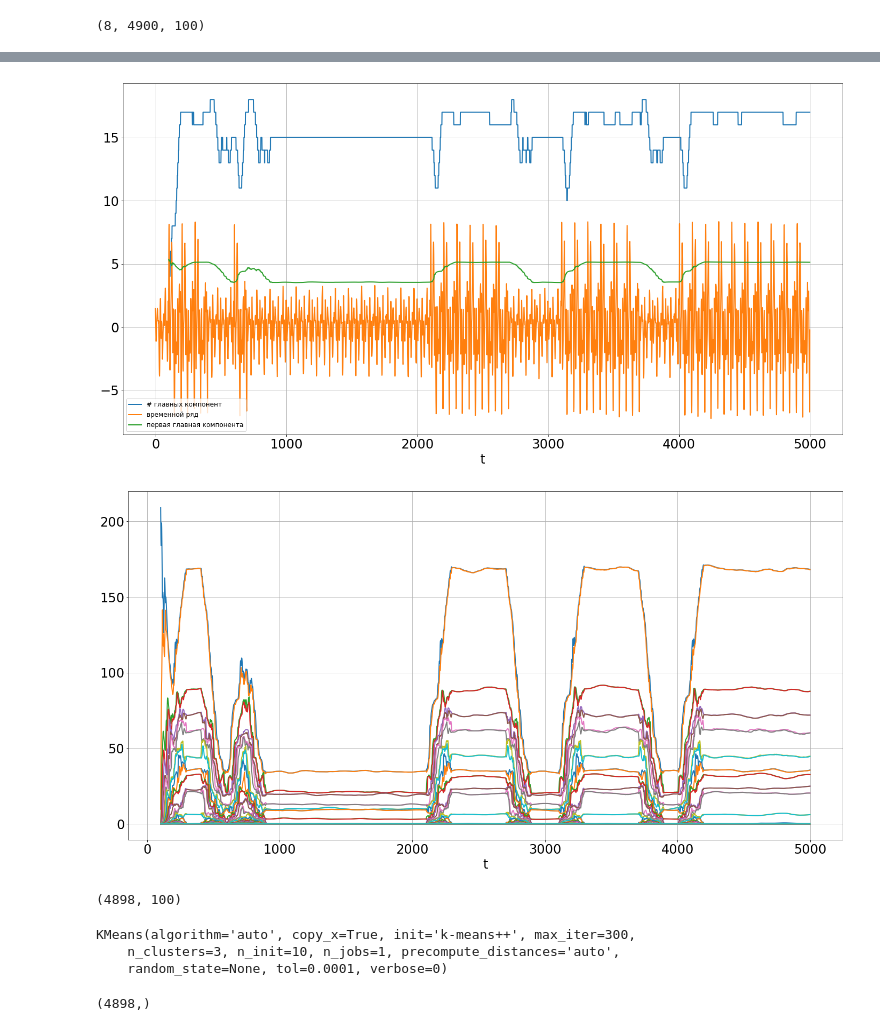
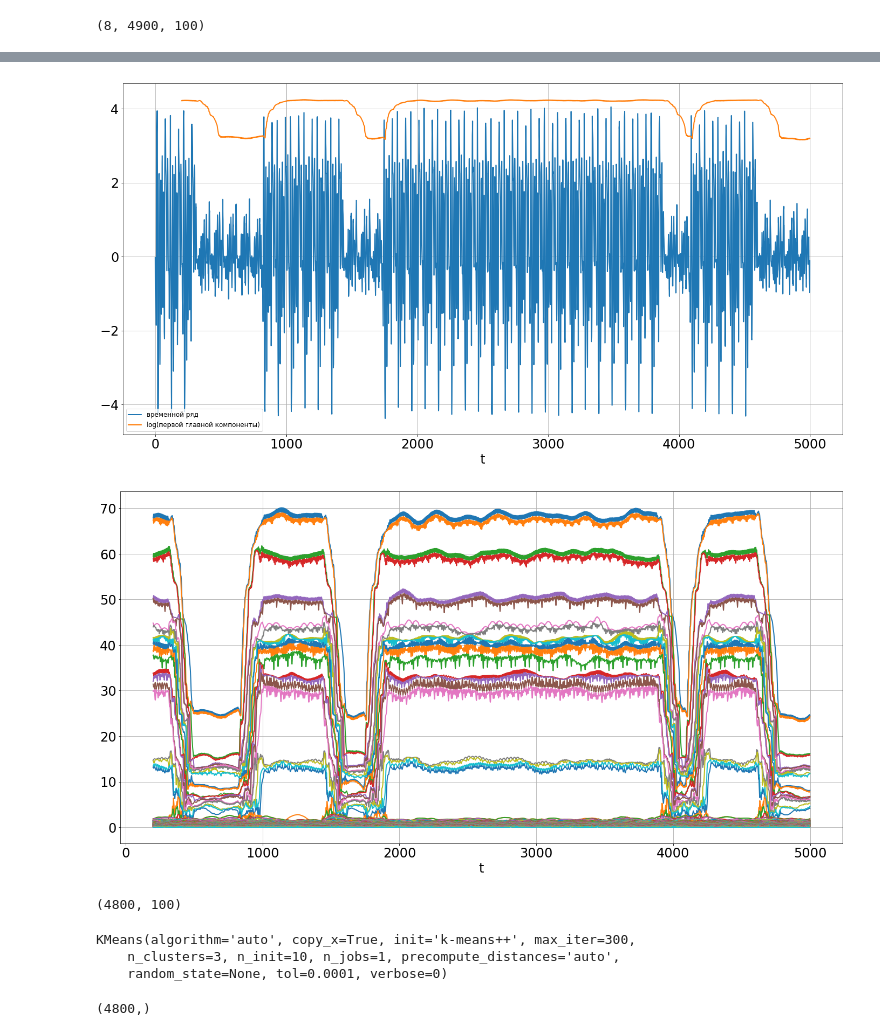
Before and after one commit to andriygav/TimeSeriesClustering, a Jupyter notebook: code/new.ipynb, the cells around one changed output, grey strips where cells are left out. Cells and saved outputs as stored; diff of their text form; code cells hidden in the pictures.

```diff
--- a/code/new.ipynb
+++ b/code/new.ipynb
@@ -72,8 +72,8 @@ def GeneratorOfTimeSeries(n = 100, m = 16384, noise = False):
     T2 = []
     T3 = []
     for _ in range(m):
-#         numPi = 50 + np.random.randint(0, 100)
-        numPi = 100
+        numPi = 80 + np.random.randint(0, 20)
+#         numPi = 100
         phi = np.random.rand()*2*np.pi*0
         function = np.sin
         if np.random.rand() < 4*0.5:
@@ -179,24 +179,28 @@ res.shape
 List_of_point = []
 List_of_x = []
 List_of_s = []
+List_of_u = []
+List_of_v = []
 
-for n in tqdm(range(2, res[0].shape[0], 1)):
+for n in tqdm(range(T, res[0].shape[0], 1)):
     if n-T > 0:
-        cov = res[0][n-T:n].T@res[0][n-T:n]/res[0][n-T:n].shape[0]
+        arr = res[0][n-T:n]
     else:
-        cov = res[0][:n].T@res[0][:n]/res[0][:n].shape[0]
+        arr = res[0][:n]
 
-    _, s, _ = np.linalg.svd(cov)
+    u, s, v = np.linalg.svd(arr)
     x = np.array(np.arange(0, s.shape[0], 1), dtype=float)
     y = np.array(s[::-1])
 
-    initialBreakpoints = [5]
-    X, Y, point = SegmentedLinearReg(x, y, initialBreakpoints)
+#     initialBreakpoints = [5]
+#     X, Y, point = SegmentedLinearReg(x, y, initialBreakpoints)
 
-    List_of_point.append(y.shape[0] - int(point[0]))
+#     List_of_point.append(y.shape[0] - int(point[0]))
     List_of_x.append(n)
 
     List_of_s.append(s)
+    List_of_u.append(u)
+    List_of_v.append(v)
 # %% [output]
 [interactive output not drawn]
 # %%
@@ -206,14 +212,14 @@ List_of_point = np.array(List_of_point)
 # %%
-plt.plot(List_of_x+T, List_of_point, '-', label = '# главных компонент')
+# plt.plot(List_of_x+T, List_of_point, '-', label = '# главных компонент')
 plt.plot(X_test[0], '-', label = 'временной ряд')
-plt.plot(List_of_x+T, np.log(List_of_s[:,0]), '-', label = 'первая главная компонента')
+plt.plot(List_of_x+T, np.log(List_of_s[:,0]), '-', label = 'log(первой главной компоненты)')
 
 plt.grid()
 plt.xlabel('t')
 plt.legend(loc = 'best')
 plt.show()
 # %% [output]
-[figure, old version]
+[figure, new version]
 # %%
 _ = plt.plot(List_of_x+T, List_of_s[:,:], '-')
 
@@ -222,11 +228,11 @@ plt.grid()
 plt.xlabel('t')
 plt.show()
 # %% [output]
-[figure, old version]
+[figure, new version]
 # %%
 List_of_s.shape
 # %% [output]
-(4898, 100)
+(4800, 100)
 # %%
 from sklearn.cluster import KMeans
 # %%
@@ -242,6 +248,6 @@ prediction = model.predict(List_of_s)
 # %%
 prediction.shape
 # %% [output]
-(4898,)
+(4800,)
 # %%
 _ = plt.plot(List_of_x+T, List_of_s[:,:], '-')
```
Also changed, not shown: parts of 7 cells of this notebook.
